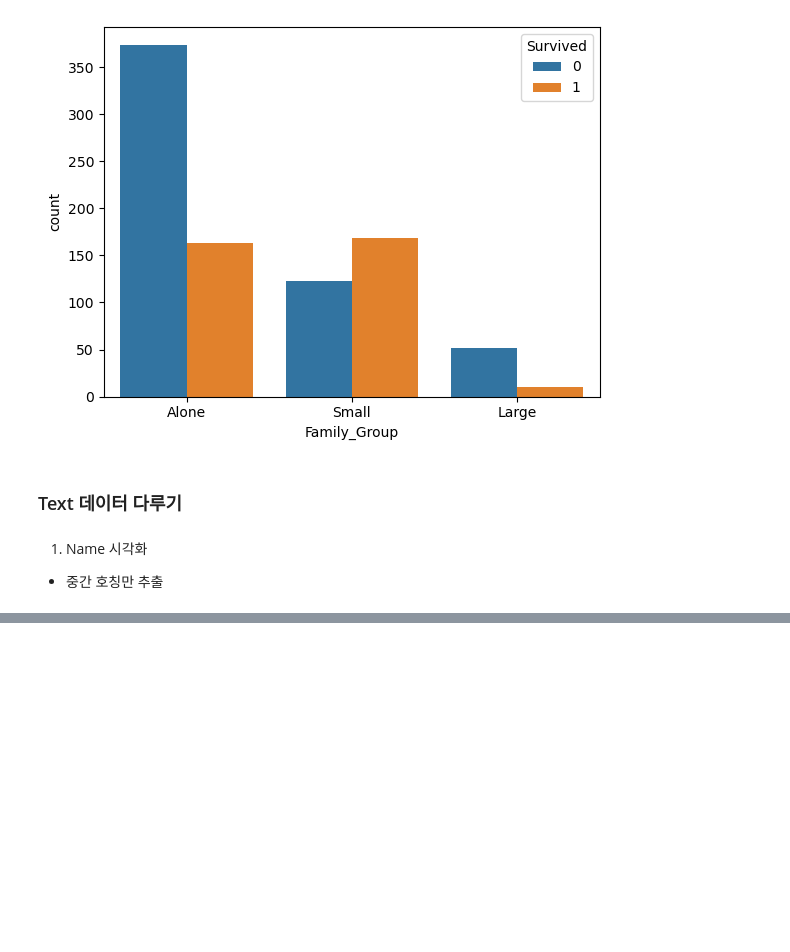
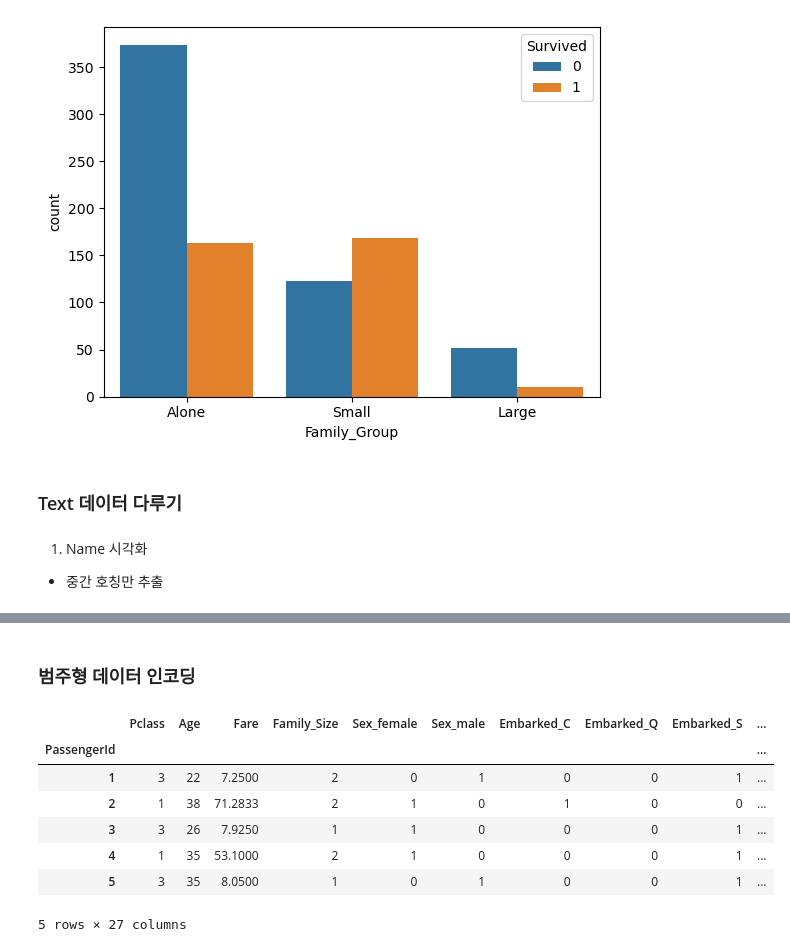
Before and after one commit to SeeUSoon93/MachineLerning, a Jupyter notebook: 6. 머신러닝/ex04_타이타닉 생존자 예측 분석.ipynb, the cells around one changed output, grey strips where cells are left out. Drawn from its saved outputs; the diff is of its cells as text; code cells hidden in the pictures; blank space fills up the shorter version.

```diff
--- a/6. 머신러닝/ex04_타이타닉 생존자 예측 분석.ipynb
+++ b/6. 머신러닝/ex04_타이타닉 생존자 예측 분석.ipynb
@@ -545,0 +670,22 @@ Name: Name, Length: 891, dtype: object
+# %%
+train.drop('Ticket',axis=1, inplace=True)
+test.drop('Ticket',axis=1, inplace=True)
+# %% [markdown]
+### 범주형 데이터 인코딩
+# %%
+# X_train(훈련용 문제) / y_train(훈련용 답)
+X_train = train.drop('Survived', axis =1)
+y_train = train['Survived']
+X_test = test
+# %%
+X_train = pd.get_dummies(X_train)
+X_train.head()
+# %% [output]
+|  | Pclass | Age | Fare | Family_Size | Sex_female | Sex_male | Embarked_C | Embarked_Q | Embarked_S | ... |
+| PassengerId |  |  |  |  |  |  |  |  |  | ... |
+| 1 | 3 | 22 | 7.2500 | 2 | 0 | 1 | 0 | 0 | 1 | ... |
+| 2 | 1 | 38 | 71.2833 | 2 | 1 | 0 | 1 | 0 | 0 | ... |
+| 3 | 3 | 26 | 7.9250 | 1 | 1 | 0 | 0 | 0 | 1 | ... |
+| 4 | 1 | 35 | 53.1000 | 2 | 1 | 0 | 0 | 0 | 1 | ... |
+| 5 | 3 | 35 | 8.0500 | 1 | 0 | 1 | 0 | 0 | 1 | ... |
+5 rows × 27 columns
```
Also changed, not shown: parts of 38 cells of this notebook.
